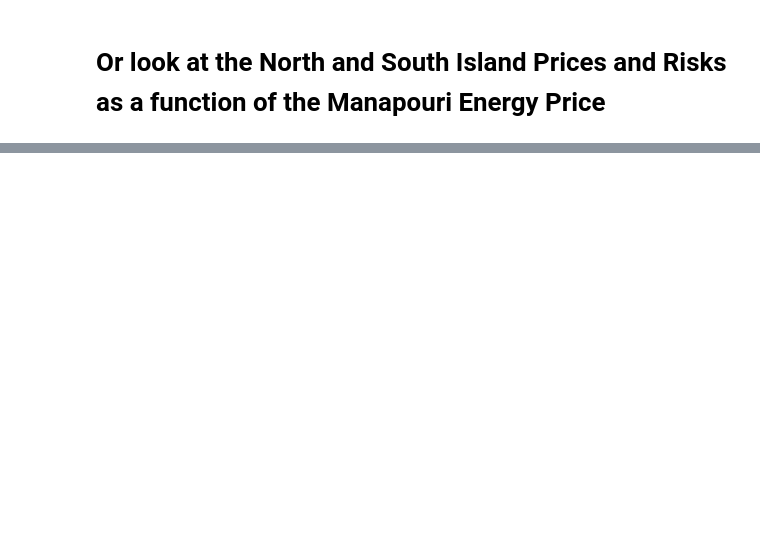
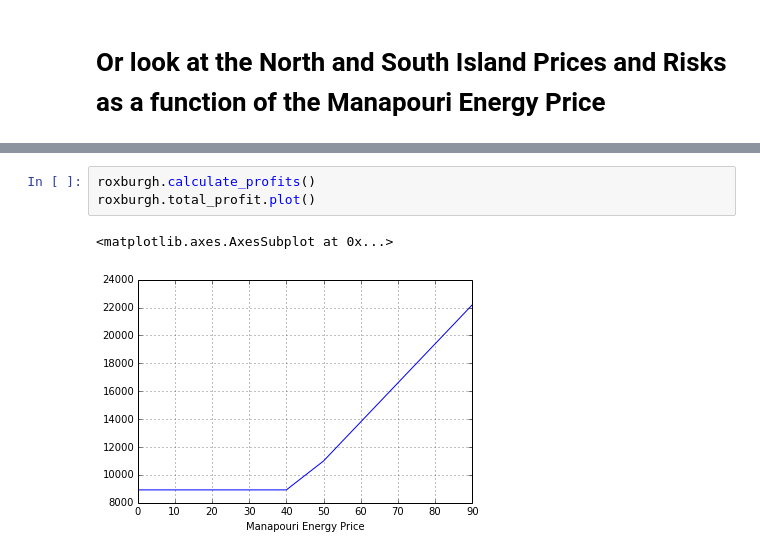
Before and after one commit to NigelCleland/pyspd, a Jupyter notebook: notebooks/PySPD Example.ipynb, the cells around one changed output, grey strips where cells are left out. Cells and saved outputs as stored; diff of their text form; blank space fills up the shorter version.

```diff
--- a/notebooks/PySPD Example.ipynb
+++ b/notebooks/PySPD Example.ipynb
@@ -160,0 +193,6 @@ ana.reserve_df
+# %%
+roxburgh.calculate_profits()
+roxburgh.total_profit.plot()
+# %% [output]
+<matplotlib.axes.AxesSubplot at 0x...>
+[figure, added]
```
Also changed, not shown: parts of 6 cells of this notebook.
